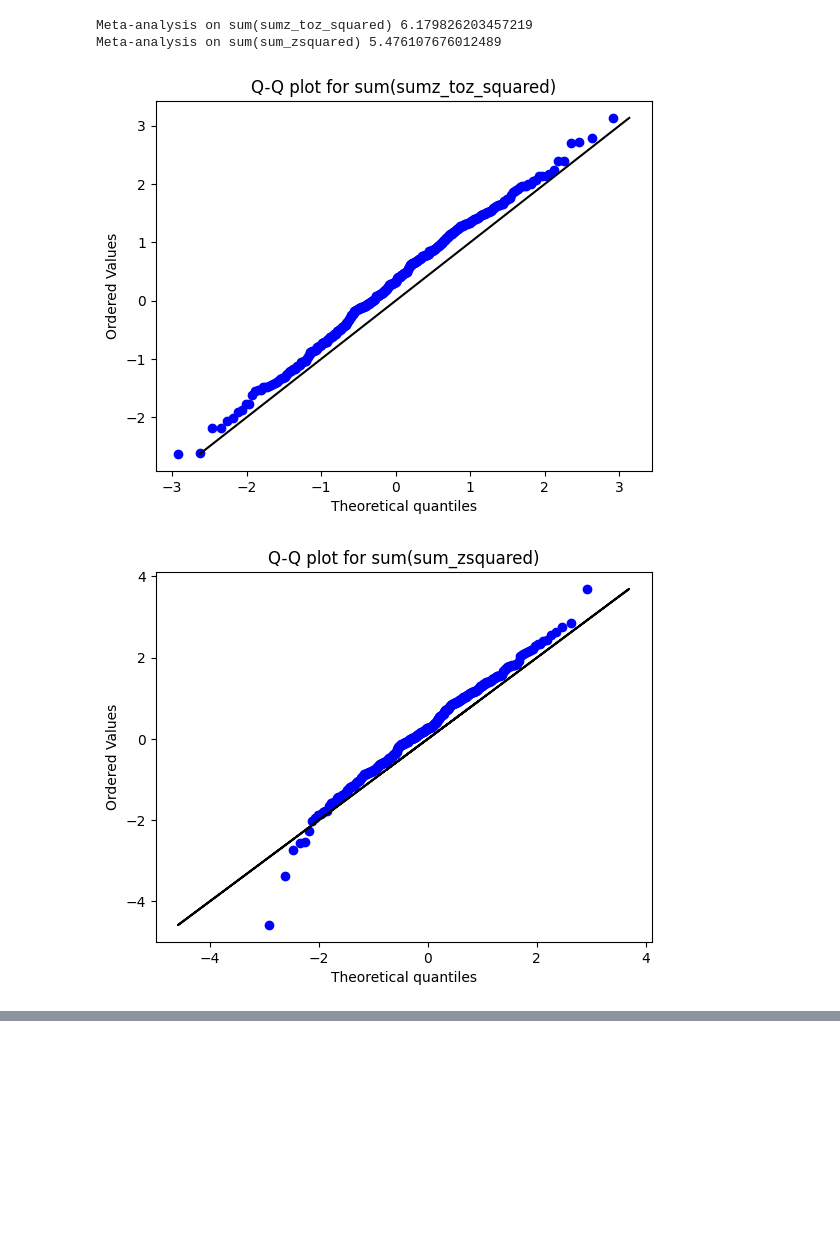
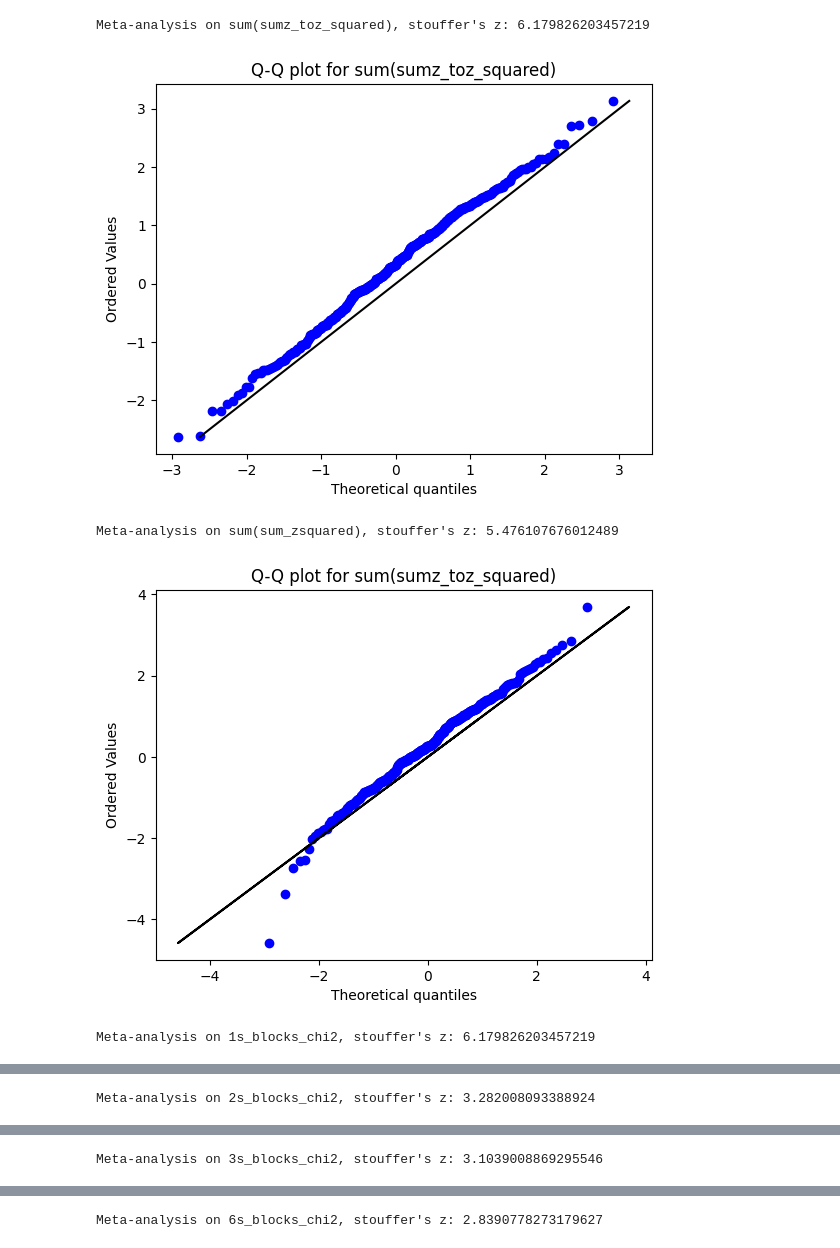
Before and after one commit to AvantiShri/gcp_analysis_rough, a Jupyter notebook: cleaner/BulkAnalyze_compare_sumz_squared_to_sum_zsquared.ipynb, the cells around one changed output, grey strips where cells are left out. Cells and saved outputs as stored; diff of their text form; code cells hidden in the pictures; blank space fills up the shorter version.

```diff
--- a/cleaner/BulkAnalyze_compare_sumz_squared_to_sum_zsquared.ipynb
+++ b/cleaner/BulkAnalyze_compare_sumz_squared_to_sum_zsquared.ipynb
@@ -5,6 +5,8 @@ import matplotlib
 from matplotlib import pyplot as plt
 import scipy
 # %%
+blocksizes = [1,2,3,6,12,20,60,300,600,900]
+
 def compare_different_calc_approaches(egg_values):
   #Radin 2023 (Anomalous entropic effects in physical systems associated
   # with collective consciousness) said "All individual samples within a matrix
@@ -15,7 +17,17 @@ def compare_different_calc_approaches(egg_values):
   num_nonnan_eggs = np.sum(np.isnan(egg_values)==False, axis=1) #get the number of non NaN eggs per row
 
   egg_zscores = (egg_values - 100)/np.sqrt(50)
-  sumz_toz_squared = np.square(np.nansum(egg_zscores, axis=1)/np.sqrt(num_nonnan_eggs))
+  sumz_toz = np.nansum(egg_zscores, axis=1)/np.sqrt(num_nonnan_eggs)
+
+  pval_chi2_for_blocksizes = []
+  for blocksize in blocksizes:
+    if (len(sumz_toz)%blocksize != 0):
+      print("divisibility alert!",len(sumz_toz), blocksize) #divisibility
+    block_zs = np.sum(sumz_toz[0:(len(sumz_toz)-(len(sumz_toz)%blocksize))].reshape(-1,blocksize), axis=-1)/np.sqrt(blocksize)
+    pval_block_chi2 = 1-scipy.stats.chi2.cdf(x=np.sum(np.square(block_zs)), df=len(block_zs))
+    pval_chi2_for_blocksizes.append(pval_block_chi2)
+
+  sumz_toz_squared = np.square(sumz_toz)
   sum_zsquared = np.nansum(np.square(egg_zscores), axis=1)
 
   sum_sumz_toz_squared = np.sum(sumz_toz_squared)
@@ -26,7 +38,7 @@ def compare_different_calc_approaches(egg_values):
   df_sum_sum_zsquared = np.sum(num_nonnan_eggs)
   pval_sum_sum_zsquared = 1-scipy.stats.chi2.cdf(x=sum_sum_zsquared, df=df_sum_sum_zsquared)
 
-  return (pval_sum_sumz_toz_squared, pval_sum_sum_zsquared)
+  return [pval_sum_sumz_toz_squared, pval_sum_sum_zsquared]+pval_chi2_for_blocksizes
 # %%
 #mount google drive
 from google.colab import drive
@@ -83,29 +95,16 @@ Event Count: 393 Event375 Sai Baba Dies 0.9954751917392126
 # %%
 from matplotlib import pyplot as plt
 
-pval_to_zscores_1 = np.array([scipy.stats.norm.ppf(1-x[0]) for x in all_pvals_from_different_approaches])
-pval_to_zscores_2 = np.array([scipy.stats.norm.ppf(1-x[1]) for x in all_pvals_from_different_approaches])
-
-print("Meta-analysis on sum(sumz_toz_squared)", np.sum(pval_to_zscores_1)/np.sqrt(len(pval_to_zscores_1)))
-print("Meta-analysis on sum(sum_zsquared)", np.sum(pval_to_zscores_2)/np.sqrt(len(pval_to_zscores_2)))
-
-scipy.stats.probplot(pval_to_zscores_1, dist=scipy.stats.norm, fit=False, plot=plt)
-plt.plot(pval_to_zscores_1, pval_to_zscores_1, color="black")
-plt.title("Q-Q plot for sum(sumz_toz_squared)")
-plt.show()
-scipy.stats.probplot(pval_to_zscores_2, dist=scipy.stats.norm, fit=False, plot=plt)
-plt.plot(pval_to_zscores_2, pval_to_zscores_2, color="black")
-plt.title("Q-Q plot for sum(sum_zsquared)")
-plt.show()
-
-
-plt.scatter(pval_to_zscores_1, pval_to_zscores_2, s=3)
-plt.plot(pval_to_zscores_1, pval_to_zscores_1, color="black")
-plt.xlabel("Test: chi-square on sum(sumz_toz_squared)")
-plt.ylabel("Test: chi-square on sum(sum_zsquared)")
-plt.show()
+for i,pvalname in enumerate(["sum(sumz_toz_squared)", "sum(sum_zsquared)"]+[str(x)+"s_blocks_chi2" for x in blocksizes]):
+  pval_to_zscores = np.array([scipy.stats.norm.ppf(1-x[i]) for x in all_pvals_from_different_approaches])
+  print("Meta-analysis on "+pvalname+", stouffer's z:", np.sum(pval_to_zscores)/np.sqrt(len(pval_to_zscores)))
+  scipy.stats.probplot(pval_to_zscores, dist=scipy.stats.norm, fit=False, plot=plt)
+  plt.plot(pval_to_zscores, pval_to_zscores, color="black")
+  plt.title("Q-Q plot for sum(sumz_toz_squared)")
+  plt.show()
 # %% [output]
-Meta-analysis on sum(sumz_toz_squared) 6.179826203457219
-Meta-analysis on sum(sum_zsquared) 5.476107676012489
+Meta-analysis on sum(sumz_toz_squared), stouffer's z: 6.179826203457219
 [figure]
+Meta-analysis on sum(sum_zsquared), stouffer's z: 5.476107676012489
-[figure, old version]
+[figure, new version]
+Meta-analysis on 1s_blocks_chi2, stouffer's z: 6.179826203457219
@@ -112,0 +112 @@ Meta-analysis on sum(sum_zsquared) 5.476107676012489
+Meta-analysis on 2s_blocks_chi2, stouffer's z: 3.282008093388924
@@ -112,0 +114 @@ Meta-analysis on sum(sum_zsquared) 5.476107676012489
+Meta-analysis on 3s_blocks_chi2, stouffer's z: 3.1039008869295546
@@ -112,0 +116 @@ Meta-analysis on sum(sum_zsquared) 5.476107676012489
+Meta-analysis on 6s_blocks_chi2, stouffer's z: 2.8390778273179627
```
Also changed, not shown: parts of 3 cells of this notebook.
